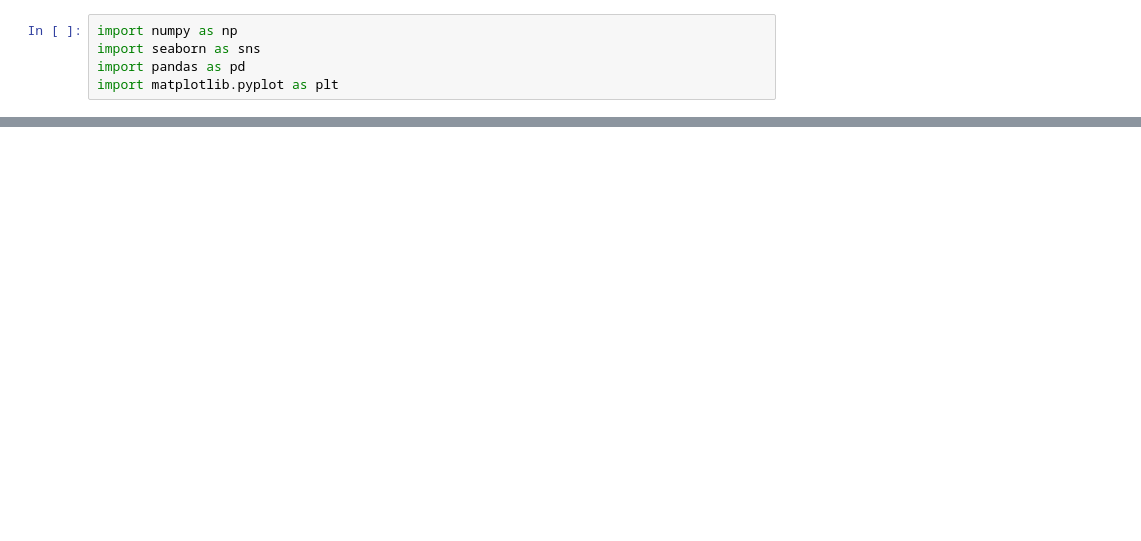
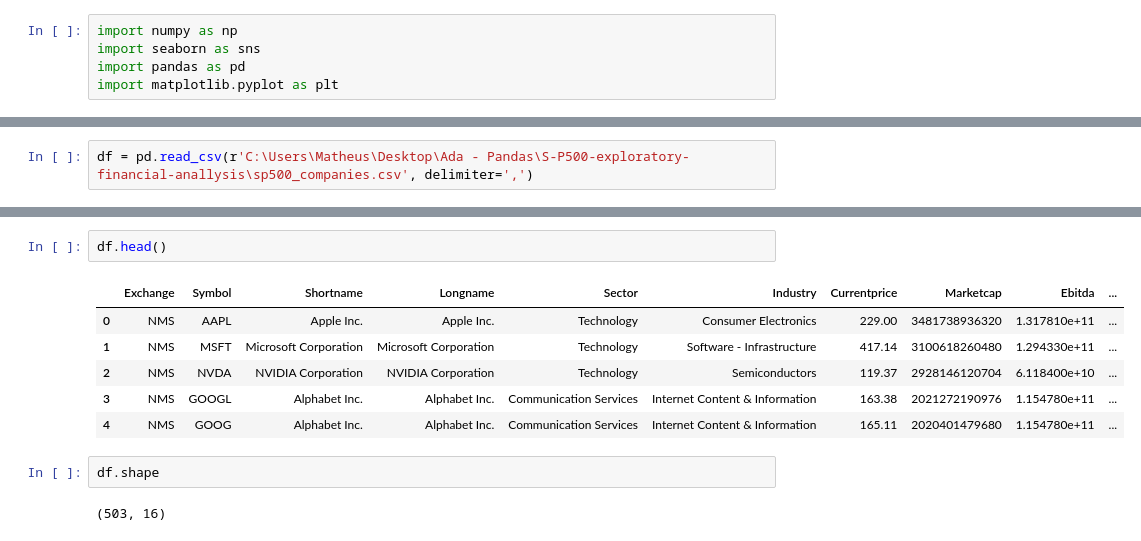
Before and after one commit to zibia-cunha/S-P500-exploratory-financial-anallysis, a Jupyter notebook: analiseM.ipynb, the cells around one changed output, grey strips where cells are left out. Cells and saved outputs as stored; diff of their text form; blank space fills up the shorter version.

```diff
--- a/analiseM.ipynb
+++ b/analiseM.ipynb
@@ -24,0 +17,2 @@ teste2
+# %%
+df = pd.read_csv(r'C:\Users\Matheus\Desktop\Ada - Pandas\S-P500-exploratory-financial-anallysis\sp500_companies.csv', delimiter=',')
@@ -24,0 +46,13 @@ teste2
+# %%
+df.head()
+# %% [output]
+|  | Exchange | Symbol | Shortname | Longname | Sector | Industry | Currentprice | Marketcap | Ebitda | ... |
+| 0 | NMS | AAPL | Apple Inc. | Apple Inc. | Technology | Consumer Electronics | 229.00 | 3481738936320 | 1.317810e+11 | ... |
+| 1 | NMS | MSFT | Microsoft Corporation | Microsoft Corporation | Technology | Software - Infrastructure | 417.14 | 3100618260480 | 1.294330e+11 | ... |
+| 2 | NMS | NVDA | NVIDIA Corporation | NVIDIA Corporation | Technology | Semiconductors | 119.37 | 2928146120704 | 6.118400e+10 | ... |
+| 3 | NMS | GOOGL | Alphabet Inc. | Alphabet Inc. | Communication Services | Internet Content & Information | 163.38 | 2021272190976 | 1.154780e+11 | ... |
+| 4 | NMS | GOOG | Alphabet Inc. | Alphabet Inc. | Communication Services | Internet Content & Information | 165.11 | 2020401479680 | 1.154780e+11 | ... |
+# %%
+df.shape
+# %% [output]
+(503, 16)
```
Also changed, not shown: parts of 8 cells of this notebook.
